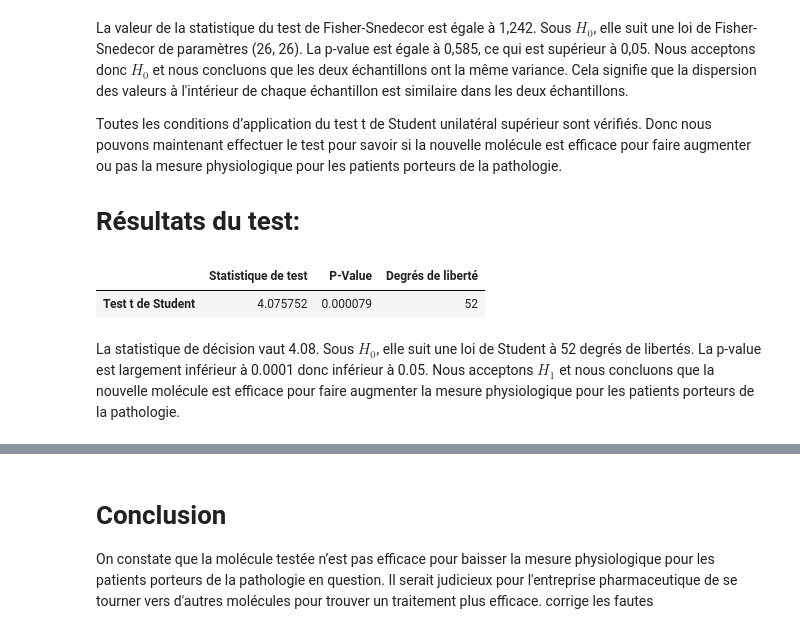
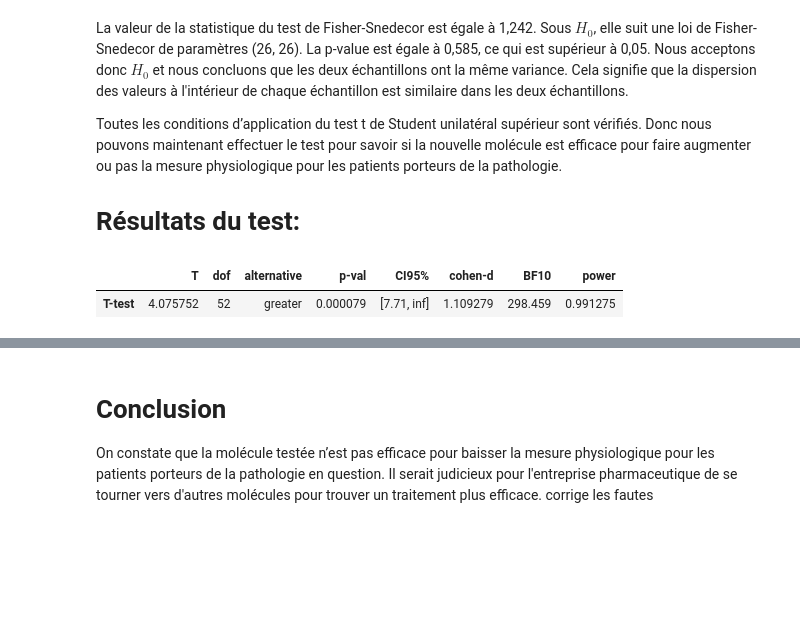
Before and after one commit to bigirimanainnocent12/Test-T-de-student-pour-deux-chantillons-ind-pendants, a Jupyter notebook: Test_T_de_Student_Pour_Deux_échantillons_Indépendants.ipynb, the cells around one changed output, grey strips where cells are left out. Drawn from its saved outputs; the diff is of its cells as text; code cells hidden in the pictures; blank space fills up the shorter version.

```diff
--- a/Test_T_de_Student_Pour_Deux_échantillons_Indépendants.ipynb
+++ b/Test_T_de_Student_Pour_Deux_échantillons_Indépendants.ipynb
@@ -415,7 +441,7 @@ import pandas as pd
 import matplotlib.pyplot as plt
 import seaborn as sns
 # %%
-df = pd.read_csv('/content/drive/MyDrive/Données/molecule.csv')
+df = pd.read_csv('/content/molecule.csv')
 df.head()
 # %% [output]
 |  | individu | mesure | traitement |
@@ -737,16 +763,13 @@ La valeur de la statistique du test de Fisher-Snedecor est égale à 1,242. Sous
 Toutes les conditions d’application du test t de Student unilatéral supérieur sont vérifiés. Donc nous pouvons maintenant effectuer le test pour savoir si la nouvelle molécule est efficace pour faire augmenter ou pas la mesure physiologique pour les patients porteurs de la pathologie.
 
 # **Résultats du test:**
-# %%
-from scipy import stats
-STATS,PV=stats.ttest_ind(df[df['traitement']=='A']['mesure'],df[df['traitement']=='B']['mesure'],alternative='greater')
-# Calcul des degrés de liberté
-ddl_ = len(df[df['traitement']=='A']['mesure']) + len(df[df['traitement']=='B']['mesure']) - 2
-dicte_ttest_ind={'Statistique de test':STATS,'P-Value':PV,'Degrés de liberté': [ddl_]}
-ttest_ind1=pd.DataFrame(dicte_ttest_ind,index=["Test t de Student"])
-ttest_ind1
-# %% [output]
-|  | Statistique de test | P-Value | Degrés de liberté |
-| Test t de Student | 4.075752 | 0.000079 | 52 |
-# %% [markdown]
-La statistique de décision vaut 4.08. Sous $H_0$, elle suit une loi de Student à 52 degrés de libertés. La p-value est largement inférieur à 0.0001 donc inférieur à 0.05. Nous acceptons $H_1$ et nous concluons que la nouvelle molécule est efficace pour faire augmenter la mesure physiologique pour les patients porteurs de la pathologie.
+# %%
+# Test t de Student pour échantillons indépendants
+import pingouin as pg
+ttest = pg.ttest(x=df[df['traitement']=='A']['mesure'],
+                 y=df[df['traitement']=='B']['mesure'],
+                 alternative='greater',correction=False)
+ttest
+# %% [output]
+|  | T | dof | alternative | p-val | CI95% | cohen-d | BF10 | power |
+| T-test | 4.075752 | 52 | greater | 0.000079 | [7.71, inf] | 1.109279 | 298.459 | 0.991275 |
```
Also changed, not shown: parts of 8 cells of this notebook.
